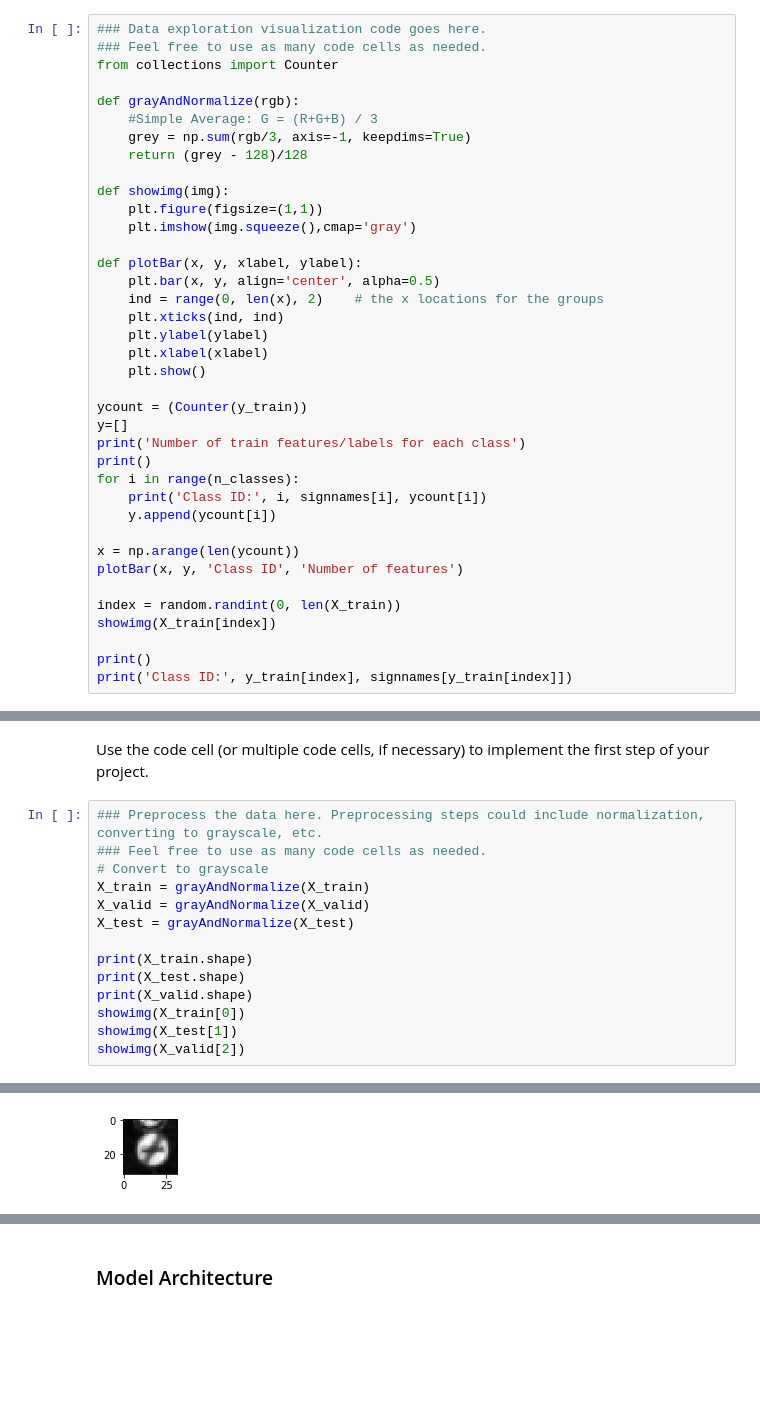
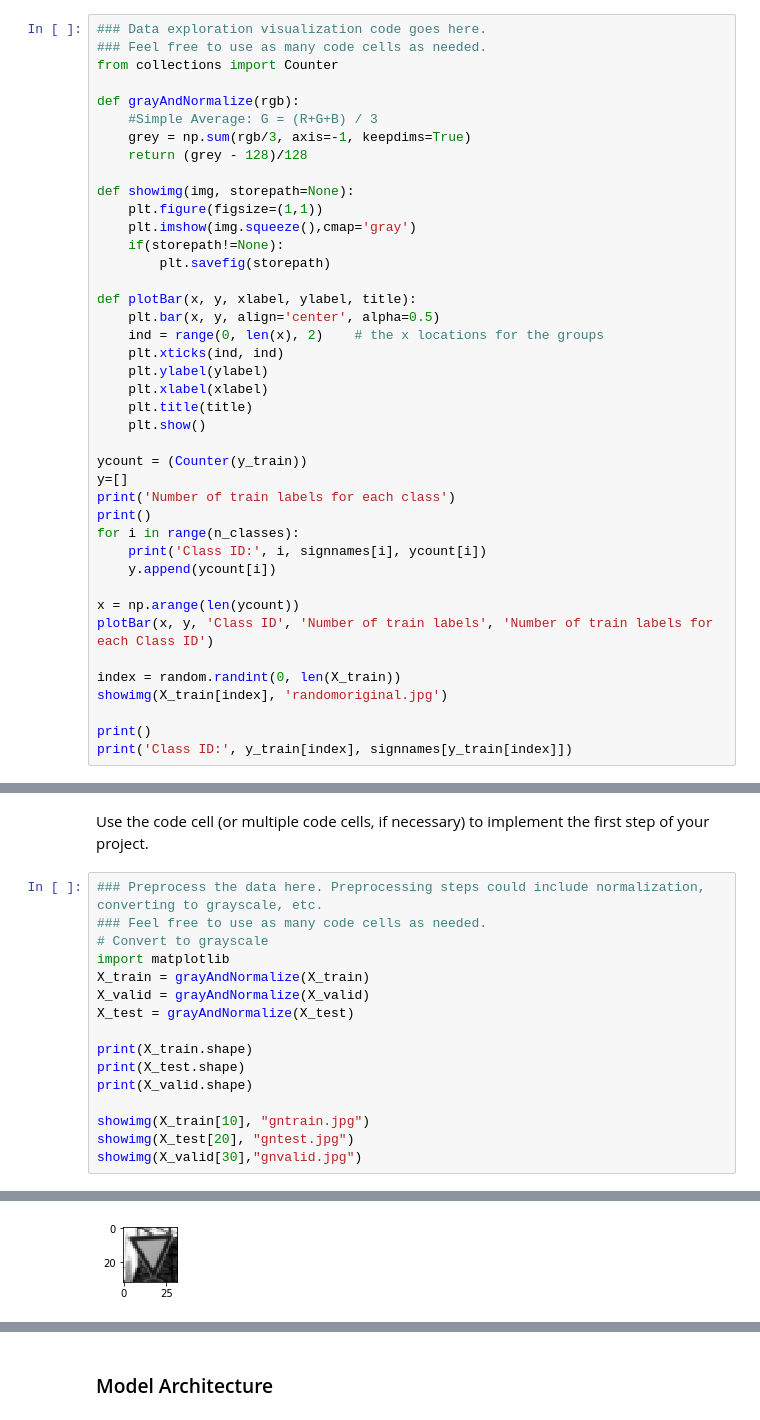
Before and after one commit to ahubi/CarND-Traffic-Sign-Classifier-Project, a Jupyter notebook: Traffic_Sign_Classifier.ipynb, the cells around one changed output, grey strips where cells are left out. Drawn from its saved outputs; the diff is of its cells as text; blank space fills up the shorter version.

```diff
--- a/Traffic_Sign_Classifier.ipynb
+++ b/Traffic_Sign_Classifier.ipynb
@@ -114,31 +116,34 @@ def grayAndNormalize(rgb):
     grey = np.sum(rgb/3, axis=-1, keepdims=True)
     return (grey - 128)/128
 
-def showimg(img):
+def showimg(img, storepath=None):
     plt.figure(figsize=(1,1))
     plt.imshow(img.squeeze(),cmap='gray')
+    if(storepath!=None):
+        plt.savefig(storepath)
 
-def plotBar(x, y, xlabel, ylabel):
+def plotBar(x, y, xlabel, ylabel, title):
     plt.bar(x, y, align='center', alpha=0.5)
     ind = range(0, len(x), 2)    # the x locations for the groups
     plt.xticks(ind, ind)
     plt.ylabel(ylabel)
     plt.xlabel(xlabel)
+    plt.title(title)
     plt.show()
 
 ycount = (Counter(y_train))
 y=[]
-print('Number of train features/labels for each class')
+print('Number of train labels for each class')
 print()
 for i in range(n_classes):
     print('Class ID:', i, signnames[i], ycount[i])
     y.append(ycount[i])
 
 x = np.arange(len(ycount))
-plotBar(x, y, 'Class ID', 'Number of features')
+plotBar(x, y, 'Class ID', 'Number of train labels', 'Number of train labels for each Class ID')
 
 index = random.randint(0, len(X_train))
-showimg(X_train[index])
+showimg(X_train[index], 'randomoriginal.jpg')
 
 print()
 print('Class ID:', y_train[index], signnames[y_train[index]])
@@ -189,19 +194,21 @@ Use the code cell (or multiple code cells, if necessary) to implement the first
 # %%
 ### Preprocess the data here. Preprocessing steps could include normalization, converting to grayscale, etc.
 ### Feel free to use as many code cells as needed.
 # Convert to grayscale
+import matplotlib
 X_train = grayAndNormalize(X_train)
 X_valid = grayAndNormalize(X_valid)
 X_test = grayAndNormalize(X_test)
 
 print(X_train.shape)
 print(X_test.shape)
 print(X_valid.shape)
-showimg(X_train[0])
-showimg(X_test[1])
-showimg(X_valid[2])
+
+showimg(X_train[10], "gntrain.jpg")
+showimg(X_test[20], "gntest.jpg")
+showimg(X_valid[30],"gnvalid.jpg")
 # %% [output]
 (34799, 32, 32, 1)
 (12630, 32, 32, 1)
 (4410, 32, 32, 1)
-[figure, old version]
+[figure, new version]
```
Also changed, not shown: parts of 9 cells of this notebook.
